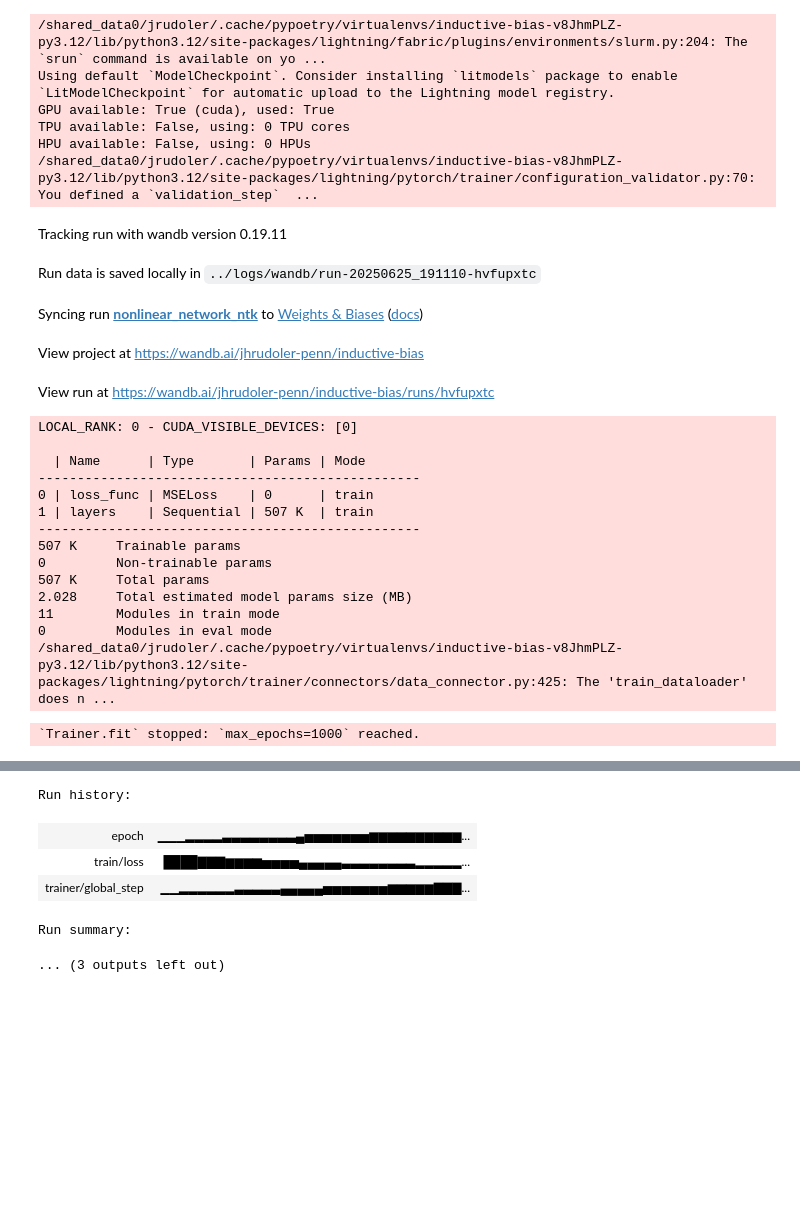
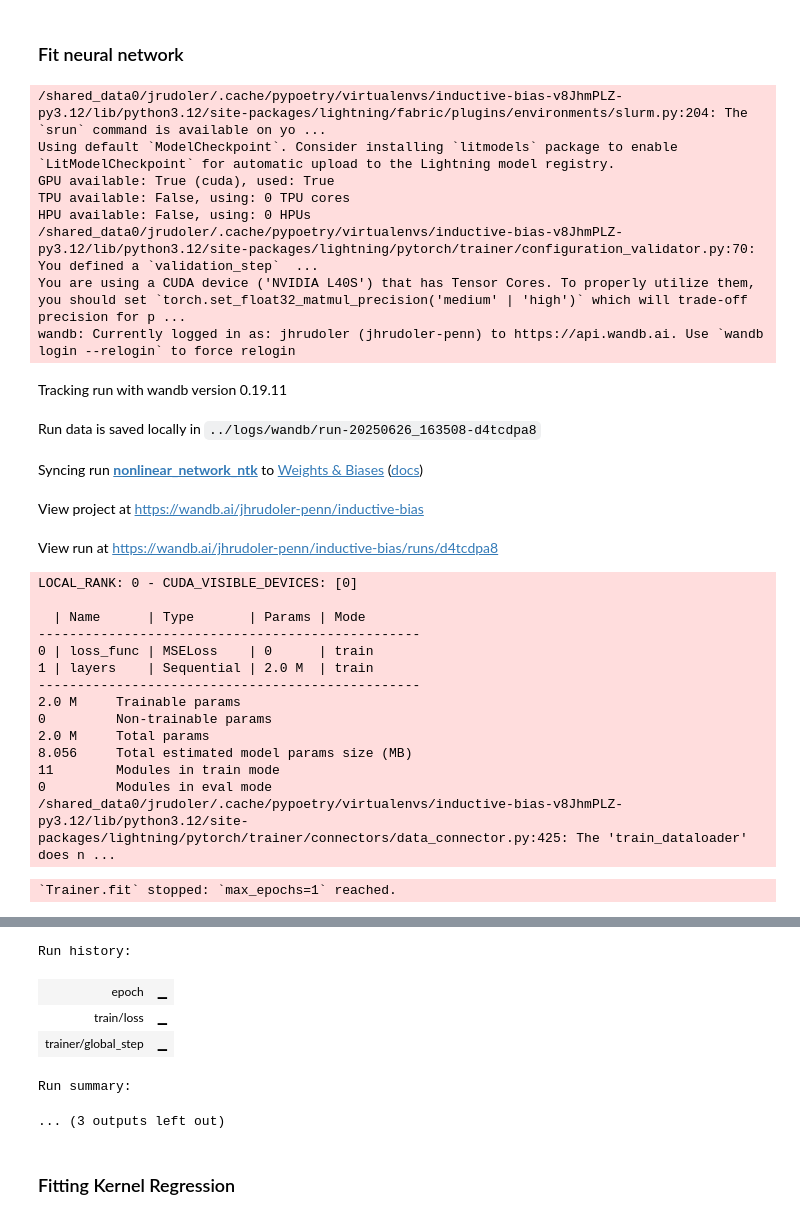
Before and after one commit to jrudoler/estimating-implicit-regularization, a Jupyter notebook: notebooks/inductive-bias-ntk.ipynb, the cells around one changed output, grey strips where cells are left out. Cells and saved outputs as stored; diff of their text form; code cells hidden in the pictures; blank space fills up the shorter version.

```diff
--- a/notebooks/inductive-bias-ntk.ipynb
+++ b/notebooks/inductive-bias-ntk.ipynb
@@ -23,11 +23,11 @@ p = 10
 # model = LinearNetwork(input_dim=p, output_dim=1, hidden_dim=1000)
 model = NoisyMLP(in_features=p,
                  out_features=1,
-                 hidden_features=500,
+                 hidden_features=1000,
                  num_hidden_layers=3,
                  dropout_rate=0.,
                  loss_func=torch.nn.MSELoss(),
-                 lr=1e-3)
+                 lr=1e-4)
 # for param in model.parameters():
 #     torch.nn.init.normal_(param, mean=0.0, std=100.)
 model = model.to(device)
@@ -103,49 +85,55 @@ Final loss: 0.5156459808349609
+# %% [markdown]
+### Fit neural network
 # %%
 # from lightning.pytorch.loggers import CSVLogger
 logger = WandbLogger(save_dir='../logs', name='nonlinear_network_ntk', project='inductive-bias')
 train = Trainer(
-    max_epochs=1000,
+    max_epochs=1,
     accumulate_grad_batches=1,
     accelerator=device,
     log_every_n_steps=1,
     logger=logger,
 )
 train.fit(model, datamodule=dm)
 wandb.finish()
 # %% [output]
 /shared_data0/jrudoler/.cache/pypoetry/virtualenvs/inductive-bias-v8JhmPLZ-py3.12/lib/python3.12/site-packages/lightning/fabric/plugins/environments/slurm.py:204: The `srun` command is available on yo ...
 Using default `ModelCheckpoint`. Consider installing `litmodels` package to enable `LitModelCheckpoint` for automatic upload to the Lightning model registry.
 GPU available: True (cuda), used: True
 TPU available: False, using: 0 TPU cores
 HPU available: False, using: 0 HPUs
 /shared_data0/jrudoler/.cache/pypoetry/virtualenvs/inductive-bias-v8JhmPLZ-py3.12/lib/python3.12/site-packages/lightning/pytorch/trainer/configuration_validator.py:70: You defined a `validation_step`  ...
+You are using a CUDA device ('NVIDIA L40S') that has Tensor Cores. To properly utilize them, you should set `torch.set_float32_matmul_precision('medium' | 'high')` which will trade-off precision for p ...
+wandb: Currently logged in as: jhrudoler (jhrudoler-penn) to https://api.wandb.ai. Use `wandb login --relogin` to force relogin
 Tracking run with wandb version 0.19.11
-Run data is saved locally in ../logs/wandb/run-20250625_191110-hvfupxtc
+Run data is saved locally in ../logs/wandb/run-20250626_163508-d4tcdpa8
 Syncing run nonlinear_network_ntk to Weights & Biases (docs)
 View project at https://wandb.ai/jhrudoler-penn/inductive-bias
-View run at https://wandb.ai/jhrudoler-penn/inductive-bias/runs/hvfupxtc
+View run at https://wandb.ai/jhrudoler-penn/inductive-bias/runs/d4tcdpa8
 LOCAL_RANK: 0 - CUDA_VISIBLE_DEVICES: [0]
 
   | Name      | Type       | Params | Mode
 -------------------------------------------------
 0 | loss_func | MSELoss    | 0      | train
-1 | layers    | Sequential | 507 K  | train
+1 | layers    | Sequential | 2.0 M  | train
 -------------------------------------------------
-507 K     Trainable params
+2.0 M     Trainable params
 0         Non-trainable params
-507 K     Total params
-2.028     Total estimated model params size (MB)
+2.0 M     Total params
+8.056     Total estimated model params size (MB)
 11        Modules in train mode
 0         Modules in eval mode
 /shared_data0/jrudoler/.cache/pypoetry/virtualenvs/inductive-bias-v8JhmPLZ-py3.12/lib/python3.12/site-packages/lightning/pytorch/trainer/connectors/data_connector.py:425: The 'train_dataloader' does n ...
-`Trainer.fit` stopped: `max_epochs=1000` reached.
+`Trainer.fit` stopped: `max_epochs=1` reached.
 [interactive output not drawn]
 Run history:
-| epoch | ▁▁▁▂▂▂▂▃▃▃▃▃▃▃▃▄▅▅▅▅▅▅▅▆▆▆▆▆▆▆▆▆▆... |
-| train/loss | ████▇▇▇▆▆▆▆▅▅▅▅▄▄▄▄▄▃▃▃▃▃▃▃▃▂▂▂▂▂... |
-| trainer/global_step | ▁▁▂▂▂▂▂▂▃▃▃▃▃▄▄▄▄▄▅▅▅▅▅▅▅▆▆▆▆▆▇▇▇... |
+| epoch | ▁ |
+| train/loss | ▁ |
+| trainer/global_step | ▁ |
 Run summary:
 ... (3 outputs left out)
+# %% [markdown]
+### Fitting Kernel Regression
 # %%
 kernel_reg = KernelRegression(
     kernel = K.clone().detach(),  # Use the computed kernel matrix
```
Also changed, not shown: parts of 11 cells of this notebook, 2 other files.
